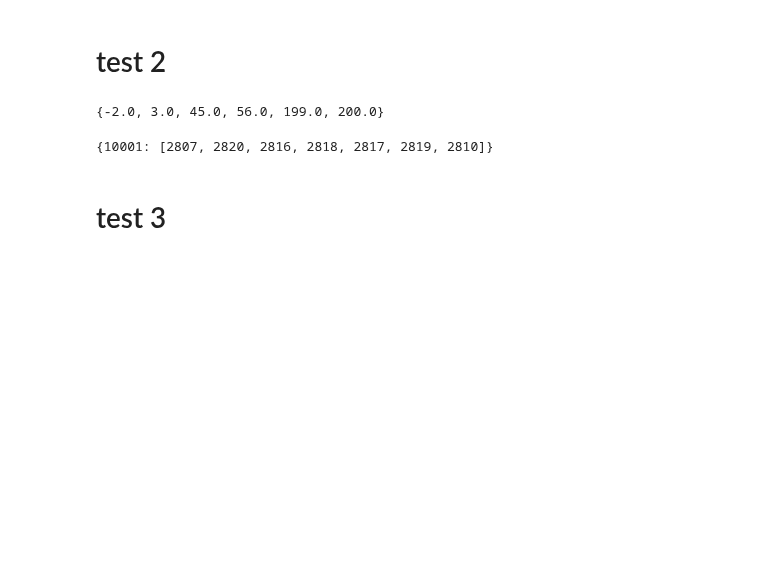
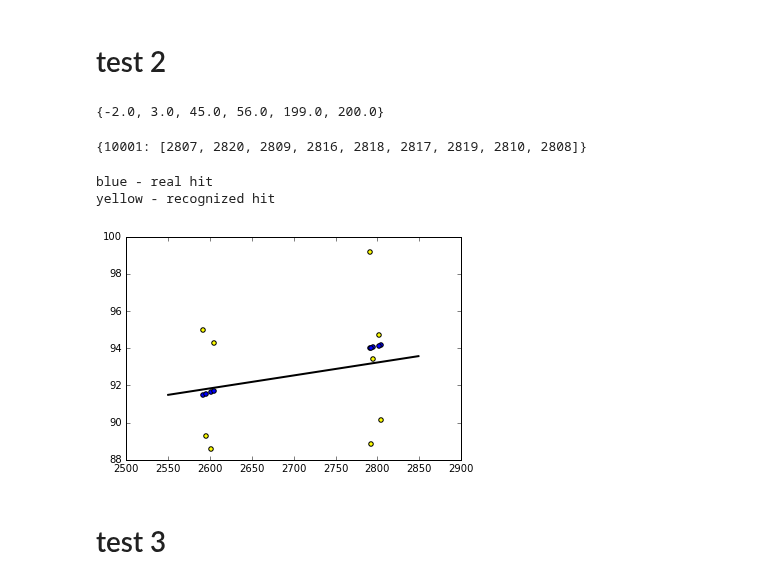
Before and after one commit to yandexdataschool/ship_tracks_recognition, a Jupyter notebook: U,V_recognition.ipynb, the cells around one changed output. Cells and saved outputs as stored; diff of their text form; code cells hidden in the pictures; blank space fills up the shorter version.

```diff
--- a/U,V_recognition.ipynb
+++ b/U,V_recognition.ipynb
@@ -74,11 +70,17 @@ set(event0['TrackID'])
 # %%
 tracks, linking_table = loop_yz(event0, 7, 0.85, 0)
 # %%
-new_tracks, new_linking_table, Xs = loop_xz(event0, tracks, linking_table, 6, 15)
+new_tracks, new_linking_table, Xs = loop_xz(event0, tracks, linking_table, 6, 15, 0)
 # %%
 new_linking_table
 # %% [output]
-{10001: [2807, 2820, 2816, 2818, 2817, 2819, 2810]}
+{10001: [2807, 2820, 2809, 2816, 2818, 2817, 2819, 2810, 2808]}
+# %%
+show(10001, 0, Xs)
+# %% [output]
+blue - real hit
+yellow - recognized hit
+[figure, added]
 # %% [markdown]
 # test 3
 # %%
```
Also changed, not shown: parts of 26 cells of this notebook, 1 other file.
